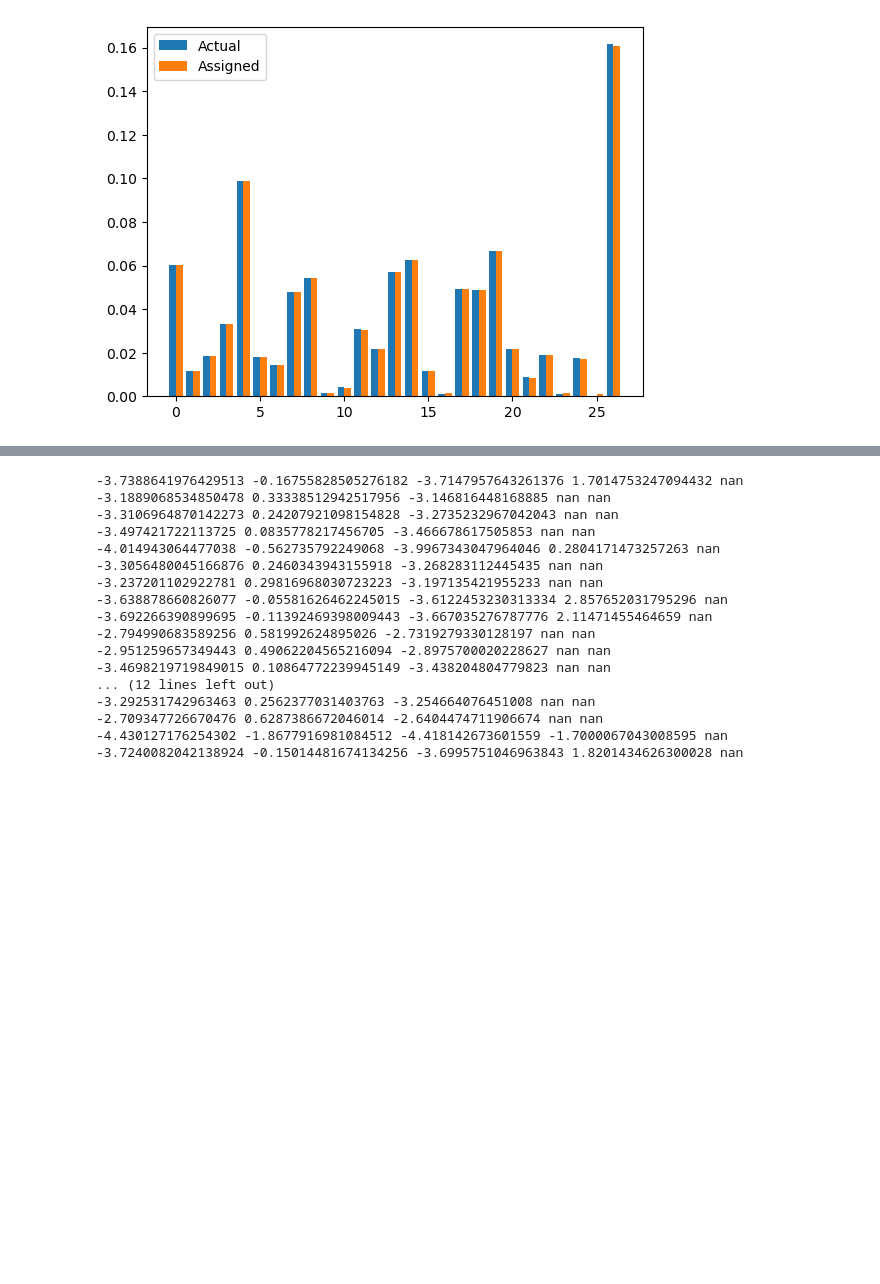
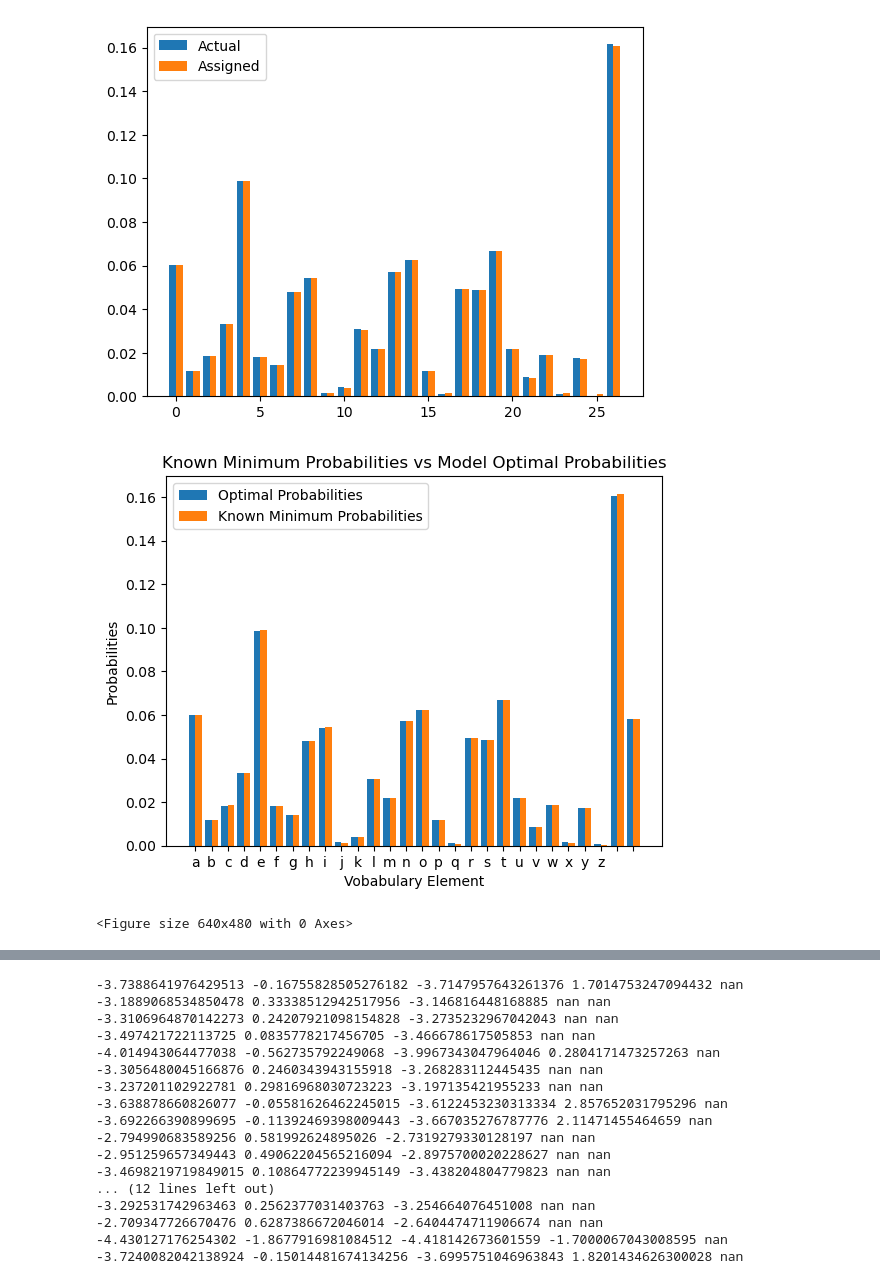
Before and after one commit to DivyaSharma0795/NLP_GradientDescen, a Jupyter notebook: Codes/unigram_pytorch_test.ipynb, the cells around one changed output, grey strips where cells are left out. Saved outputs shown, nothing was run; the diff lists cells and outputs as text; code cells hidden in the pictures; blank space fills up the shorter version.

Commit message:
Added second chart

```diff
--- a/Codes/unigram_pytorch_test.ipynb
+++ b/Codes/unigram_pytorch_test.ipynb
@@ -249,6 +249,31 @@ plt.legend()
 # %% [output]
 <matplotlib.legend.Legend at 0x...>
 [figure]
+# %%
+# Bar plot of Known vs Optimal Values
+plt.bar(
+    np.arange(len(vocabulary)) - 0.2,
+    assigned_probabilities,
+    0.4,
+    label="Optimal Probabilities",
+)
+plt.bar(
+    np.arange(len(vocabulary)) + 0.2,
+    actual_probabilities,
+    0.4,
+    label="Known Minimum Probabilities",
+)
+
+plt.xticks(np.arange(len(vocabulary)), vocabulary)
+plt.xlabel("Vobabulary Element")
+plt.ylabel("Probabilities")
+plt.title("Known Minimum Probabilities vs Model Optimal Probabilities")
+plt.legend()
+plt.show()
+plt.savefig("..\Resources/Prob_Comp.png")
+# %% [output]
+[figure, added]
+<Figure size 640x480 with 0 Axes>
 # %%
 # plt.bar(actual_probabilities, assigned_probabilities, label="Loss")
 # plt.axhline(
```
Also changed, not shown: parts of 1 cell of this notebook, 3 other files.
